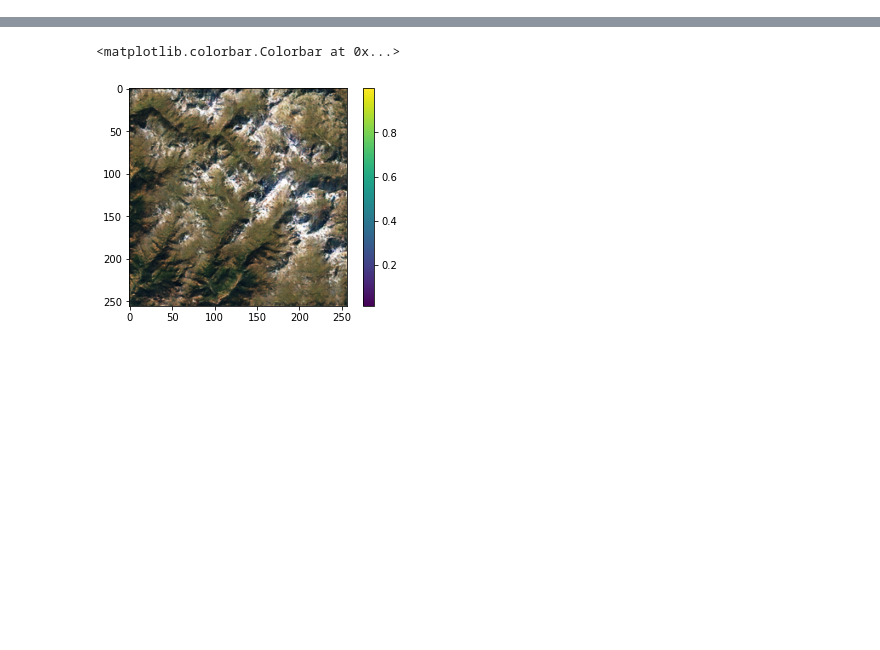
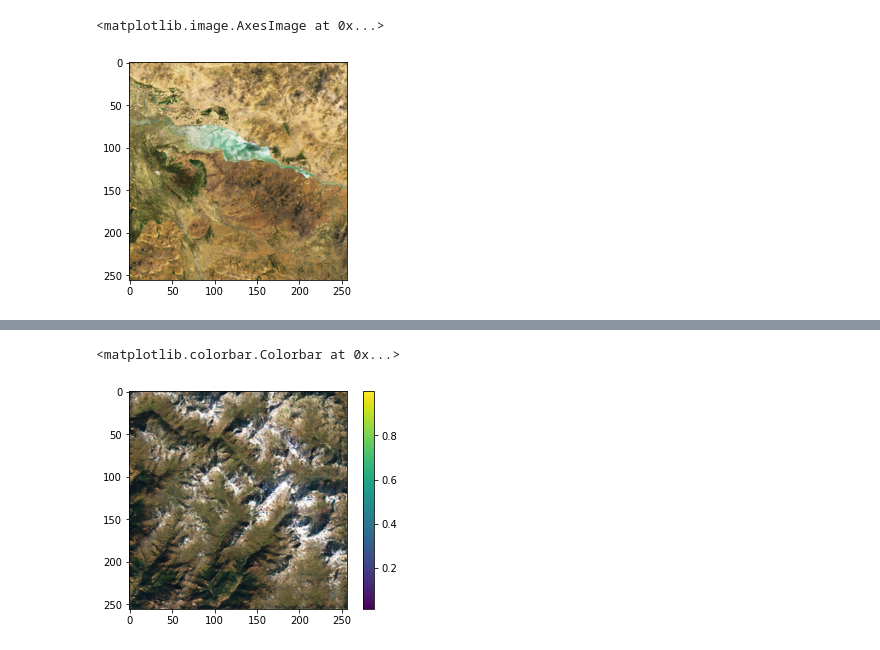
Before and after one commit to jayin92/TerrainGAN, a Jupyter notebook: custom_test.ipynb, the cells around one changed output, grey strips where cells are left out. Drawn from its saved outputs; the diff is of its cells as text; code cells hidden in the pictures; blank space fills up the shorter version.

```diff
--- a/custom_test.ipynb
+++ b/custom_test.ipynb
@@ -123,3 +135,8 @@ plt.imshow(fake_C[0, 0].cpu().detach())
+# %%
+plt.imshow((real_B[0] / 2 + 0.5).cpu().detach().permute(1, 2, 0))
+# %% [output]
+<matplotlib.image.AxesImage at 0x...>
+[figure, added]
 # %%
 from PIL import Image
 img_A_hei = Image.open("results/1026_vae_hei_all/test_latest/images/25_0005_N56W131_real_A.png")
```
Also changed, not shown: parts of 6 cells of this notebook, 8 other files.
